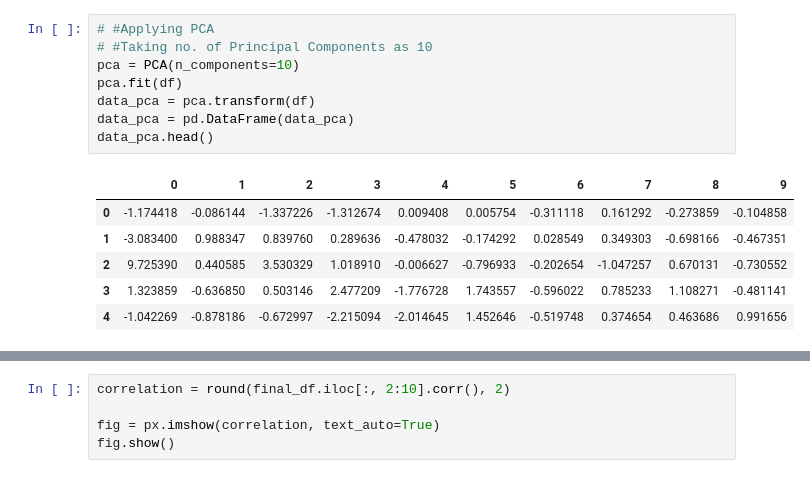
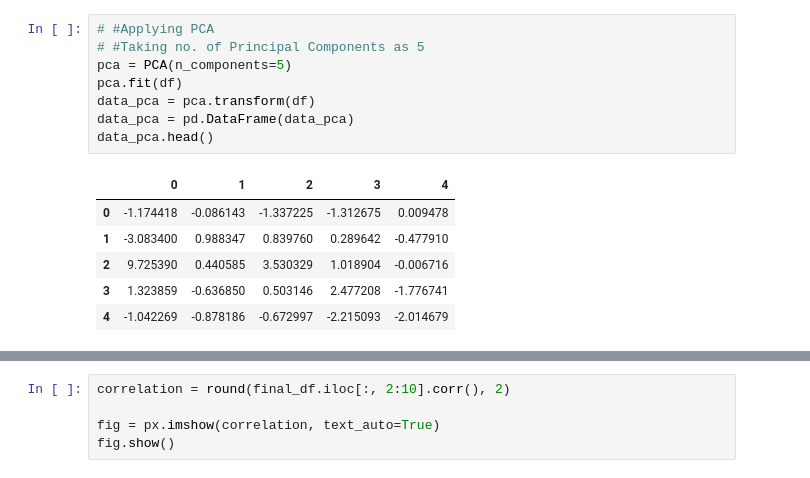
Before and after one commit to gspiga/STA160, a Jupyter notebook: Final Project/PCA.ipynb, the cells around one changed output, grey strips where cells are left out. Saved outputs shown, nothing was run; the diff lists cells and outputs as text.

```diff
--- a/Final Project/PCA.ipynb
+++ b/Final Project/PCA.ipynb
@@ -105,19 +105,19 @@ plt.show()
 [interactive output not drawn]
 # %%
 # #Applying PCA
-# #Taking no. of Principal Components as 10
-pca = PCA(n_components=10)
+# #Taking no. of Principal Components as 5
+pca = PCA(n_components=5)
 pca.fit(df)
 data_pca = pca.transform(df)
 data_pca = pd.DataFrame(data_pca)
 data_pca.head()
 # %% [output]
-|  | 0 | 1 | 2 | 3 | 4 | 5 | 6 | 7 | 8 | 9 |
-| 0 | -1.174418 | -0.086144 | -1.337226 | -1.312674 | 0.009408 | 0.005754 | -0.311118 | 0.161292 | -0.273859 | -0.104858 |
-| 1 | -3.083400 | 0.988347 | 0.839760 | 0.289636 | -0.478032 | -0.174292 | 0.028549 | 0.349303 | -0.698166 | -0.467351 |
-| 2 | 9.725390 | 0.440585 | 3.530329 | 1.018910 | -0.006627 | -0.796933 | -0.202654 | -1.047257 | 0.670131 | -0.730552 |
-| 3 | 1.323859 | -0.636850 | 0.503146 | 2.477209 | -1.776728 | 1.743557 | -0.596022 | 0.785233 | 1.108271 | -0.481141 |
-| 4 | -1.042269 | -0.878186 | -0.672997 | -2.215094 | -2.014645 | 1.452646 | -0.519748 | 0.374654 | 0.463686 | 0.991656 |
+|  | 0 | 1 | 2 | 3 | 4 |
+| 0 | -1.174418 | -0.086143 | -1.337225 | -1.312675 | 0.009478 |
+| 1 | -3.083400 | 0.988347 | 0.839760 | 0.289642 | -0.477910 |
+| 2 | 9.725390 | 0.440585 | 3.530329 | 1.018904 | -0.006716 |
+| 3 | 1.323859 | -0.636850 | 0.503146 | 2.477208 | -1.776741 |
+| 4 | -1.042269 | -0.878186 | -0.672997 | -2.215093 | -2.014679 |
 [interactive output not drawn]
 # %%
 # Component relations with features
```
Also changed, not shown: parts of 2 cells of this notebook.
